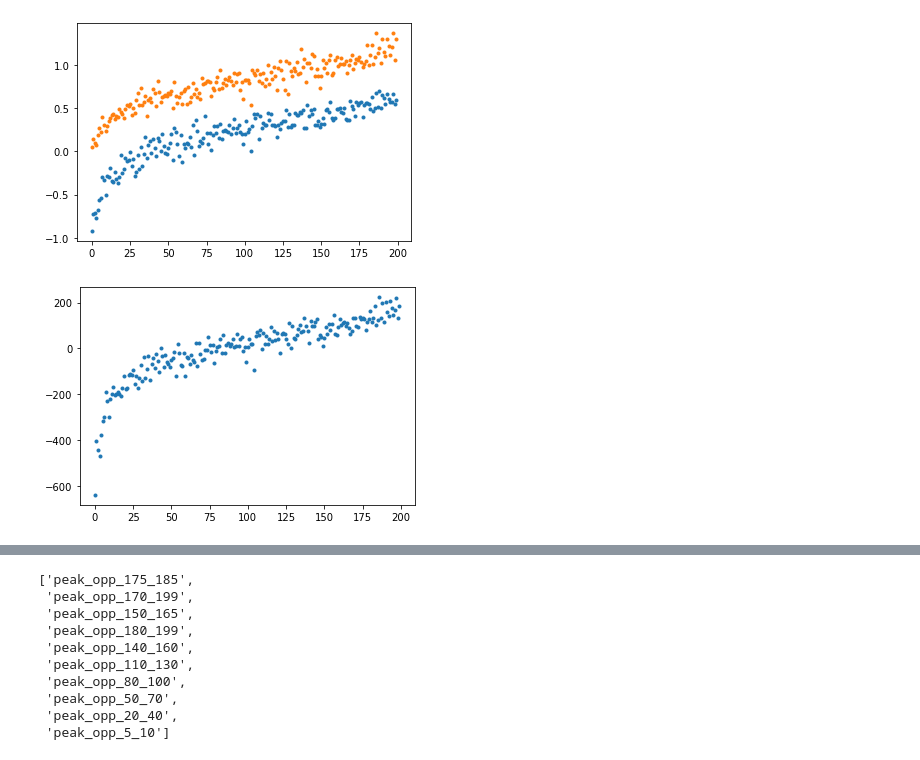
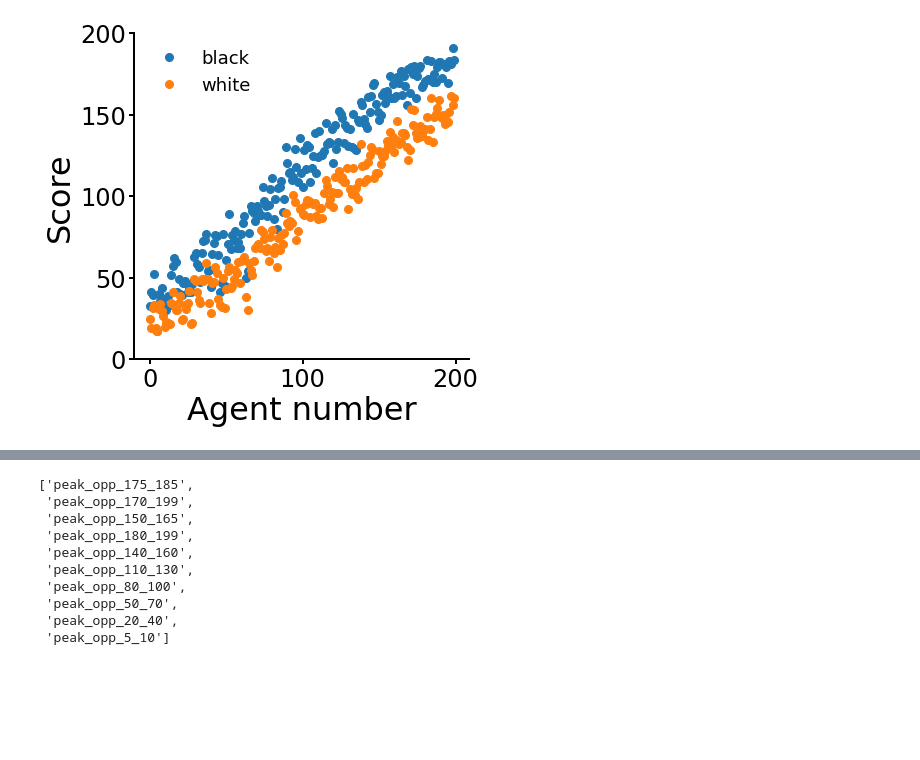
Before and after one commit to basvanopheusden/fourinarow, a Jupyter notebook: Analysis notebooks/new/Run Bayeselo.ipynb, the cells around one changed output, grey strips where cells are left out. Cells and saved outputs as stored; diff of their text form; code cells hidden in the pictures; blank space fills up the shorter version.

```diff
--- a/Analysis notebooks/new/Run Bayeselo.ipynb
+++ b/Analysis notebooks/new/Run Bayeselo.ipynb
@@ -8,3 +10,24 @@ import scipy.stats as sts
+# %%
+rcParams['figure.figsize'] = (6,6) #figure size in inches
+rcParams['font.family'] = "sans-serif"
+rcParams['font.weight'] = "roman"
+rcParams['font.style'] = "normal" # not 100% sure what this does but it was recommended
+rcParams['font.size'] = 32 # not 100% sure what this does but it was recommended
+rcParams['pdf.fonttype'] = 42
+rcParams['axes.linewidth'] = 2 #thickness of the border
+rcParams['xtick.major.width'] = rcParams['axes.linewidth'] # make sure line widths are consistent
+rcParams['ytick.major.width'] = rcParams['axes.linewidth']
+rcParams['axes.spines.right'] = False #hides right border
+rcParams['axes.spines.top'] = False #hides top
+rcParams['legend.frameon'] = False #hides box around the legend
+rcParams['legend.fontsize'] = 18 #font size in pt
+rcParams['axes.labelsize'] = 32
+rcParams['xtick.labelsize'] = 24
+rcParams['ytick.labelsize'] = rcParams['xtick.labelsize']
+rcParams['lines.linewidth'] = 3
+rcParams['xtick.major.size'] = 5
+rcParams['lines.markersize'] = 16
+rcParams['ytick.major.size'] = rcParams['xtick.major.size']
 # %%
 direc = 'C:/Users/svo/Google Drive/Bas Games/Analysis/'
 bayeselo_direc = 'C:/Users/svo/Documents/Sourcetree repos/fourinarow/Analysis notebooks/new/'
@@ -35,18 +58,21 @@ def run_bayeselo(names):
 with open(direc + 'Ratings/tournament_results_short.txt','r') as f:
     results = [line.split('\t')[:2] + [int(line.split('\t')[2])] for line in f.read().splitlines()]
 # %%
+fig,ax=plt.subplots(figsize=(6,6))
+ax.xaxis.set_major_formatter(FormatStrFormatter('%g'))
+ax.yaxis.set_major_formatter(FormatStrFormatter('%g'))
+
 r = np.loadtxt(direc + 'Ratings/tournament_results_short.txt')
-plt.plot([np.mean(r[r[:,0]==i,2]) for i in range(200)],'.')
-plt.plot([np.mean(1-r[r[:,1]==i,2]) for i in range(200)],'.')
+ax.plot([np.sum(1/2+r[r[:,0]==i,2]/2) for i in range(200)],'.',label='black')
+ax.plot([np.sum(1/2-r[r[:,1]==i,2]/2) for i in range(200)],'.',label='white')
+ax.legend(loc='upper left')
+ax.set_xlabel('Agent number')
+ax.set_ylabel('Score')
+ax.set_ylim([0,200])
 plt.show()
 # %% [output]
-[figure, old version]
+[figure, new version]
 # %%
 create_bayeselo_input(results,direc + 'Ratings/tournament_results_short.pgn')
 # %%
 elo = run_bayeselo([direc + 'Ratings/tournament_results_short.pgn'])
-# %%
-plt.plot([elo[str(i)] for i in range(200)],'.')
-plt.show()
-# %% [output]
-[figure, removed]
```
Also changed, not shown: parts of 2 cells of this notebook.
